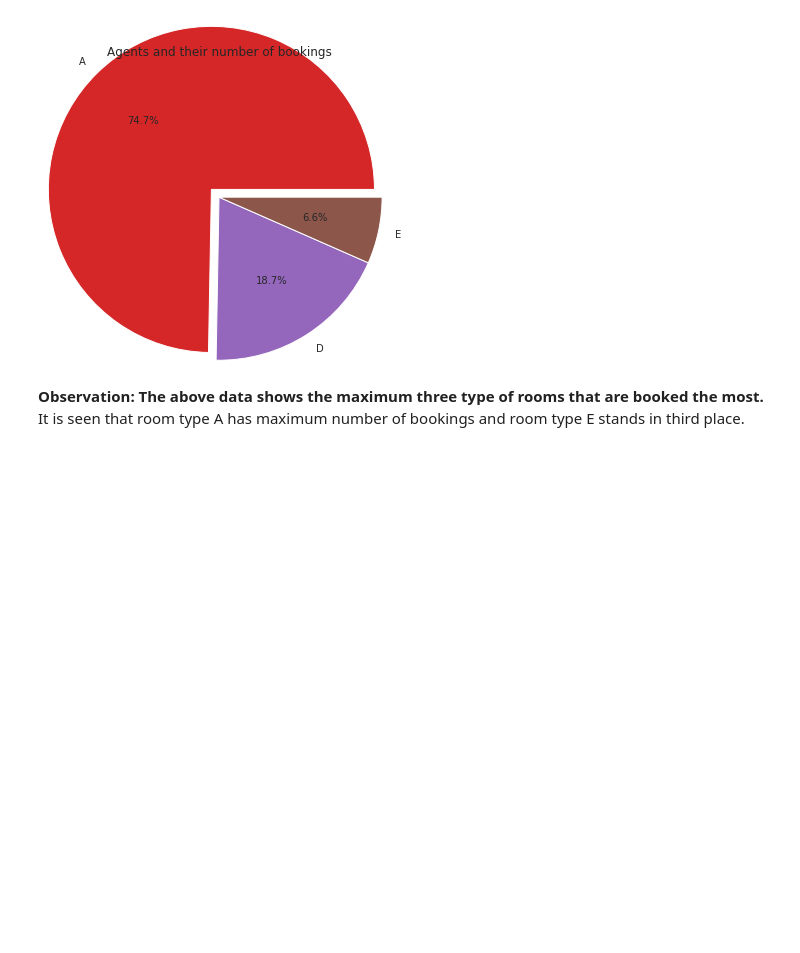
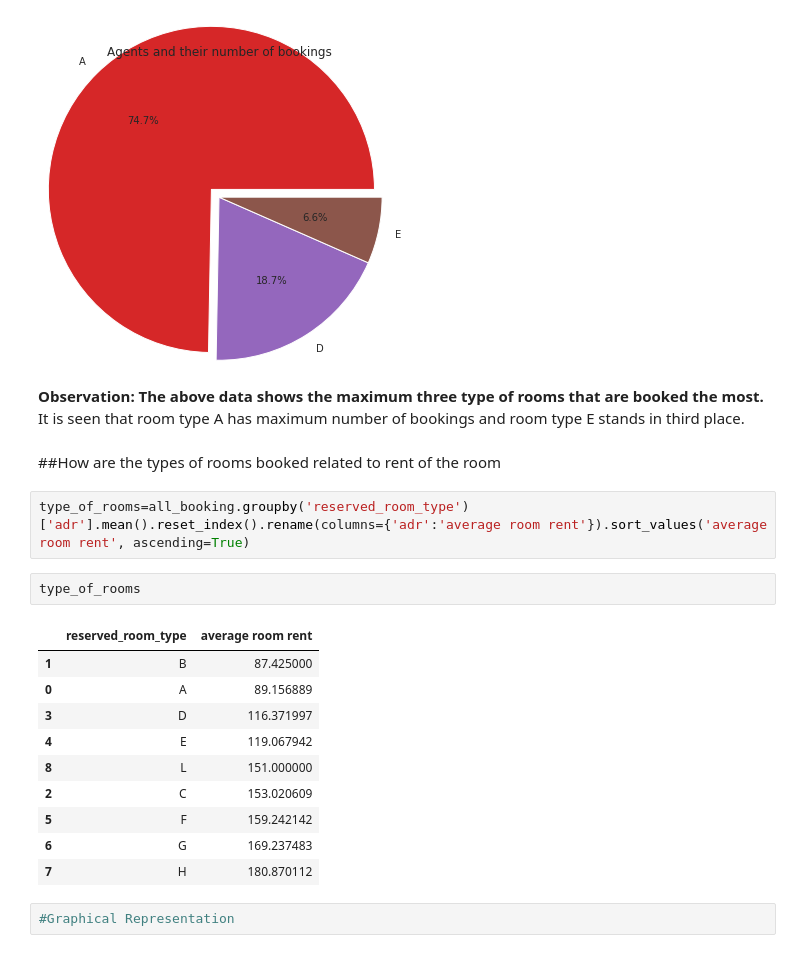
Before and after one commit to 1991Ab/Capstone-Project-1-Hotel-Booking-Analysis, a Jupyter notebook: Hotel_Booking_Analysis_EDA_Team_notebook.ipynb, the cells around one changed output. Saved outputs shown, nothing was run; the diff lists cells and outputs as text; blank space fills up the shorter version.

```diff
--- a/Hotel_Booking_Analysis_EDA_Team_notebook.ipynb
+++ b/Hotel_Booking_Analysis_EDA_Team_notebook.ipynb
@@ -905,3 +905,22 @@ plt.show()
 # %% [markdown]
 **Observation: The above data shows the maximum three type of rooms that are booked the most.**
 It is seen that room type A has maximum number of bookings and room type E stands in third place.
+# %% [markdown]
+##How are the types of rooms booked related to rent of the room
+# %%
+type_of_rooms=all_booking.groupby('reserved_room_type')['adr'].mean().reset_index().rename(columns={'adr':'average room rent'}).sort_values('average room rent', ascending=True)
+# %%
+type_of_rooms
+# %% [output]
+|  | reserved_room_type | average room rent |
+| 1 | B | 87.425000 |
+| 0 | A | 89.156889 |
+| 3 | D | 116.371997 |
+| 4 | E | 119.067942 |
+| 8 | L | 151.000000 |
+| 2 | C | 153.020609 |
+| 5 | F | 159.242142 |
+| 6 | G | 169.237483 |
+| 7 | H | 180.870112 |
+# %%
+#Graphical Representation
```
Also changed, not shown: parts of 2 cells of this notebook.
